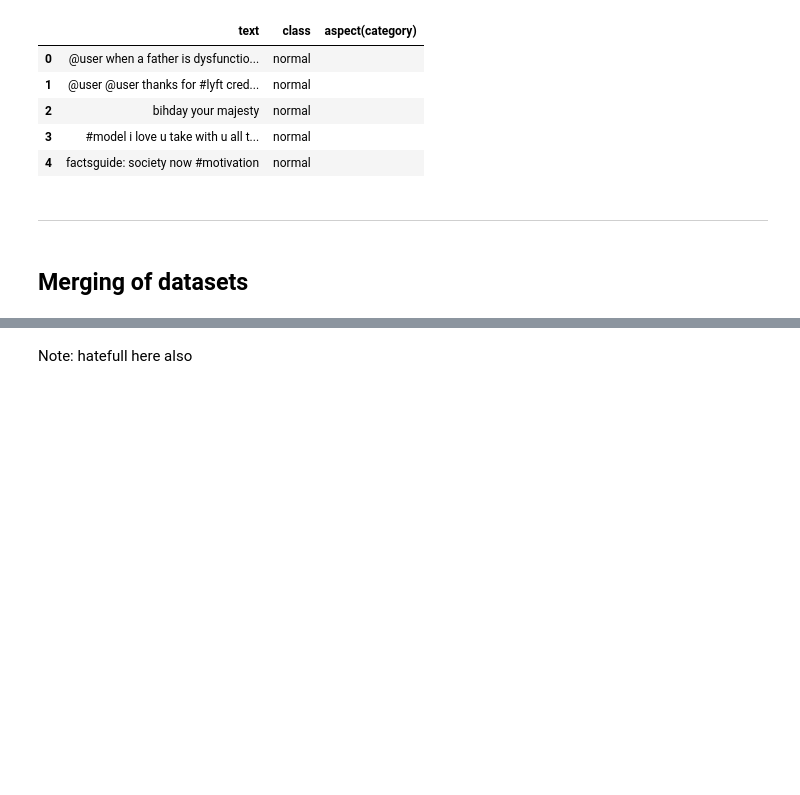
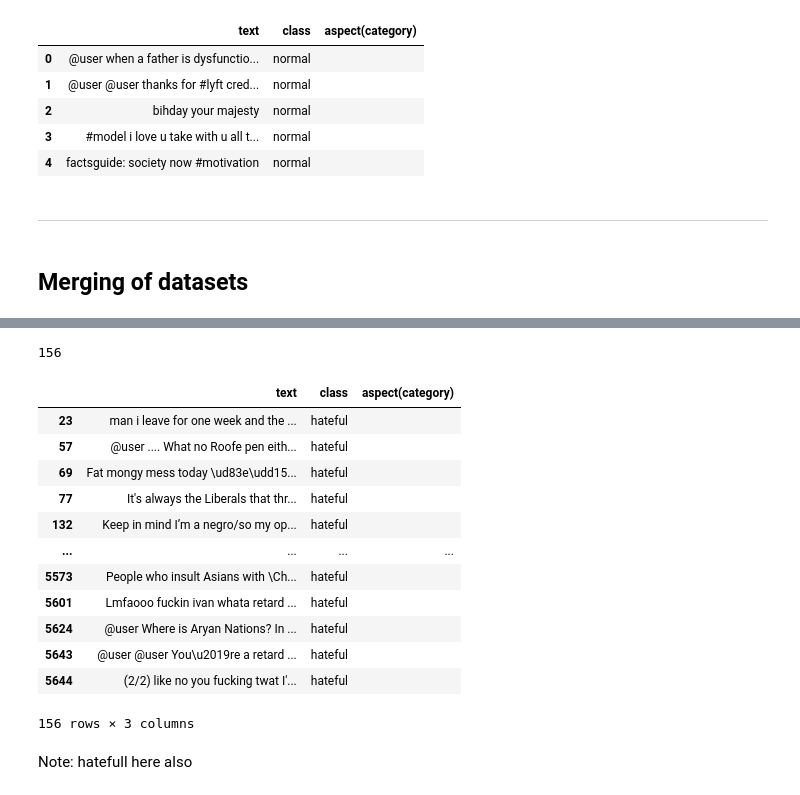
Before and after one commit to AbdulManaf12/Hate-Speech-Detection, a Jupyter notebook: Dataset Statistics/dataset_merging (multi dataset).ipynb, the cells around one changed output, grey strips where cells are left out. Drawn from its saved outputs; the diff is of its cells as text; code cells hidden in the pictures; blank space fills up the shorter version.

```diff
--- a/Dataset Statistics/dataset_merging (multi dataset).ipynb
+++ b/Dataset Statistics/dataset_merging (multi dataset).ipynb
@@ -246,4 +245,24 @@ hateful    50357
 Name: count, dtype: int64
+# %%
+len(df[(df['class'] == 'hateful') & (df['aspect(category)'] == ' ')])
+# %% [output]
+156
+# %%
+df[(df['class'] == 'hateful') & (df['aspect(category)'] == ' ')]
+# %% [output]
+|  | text | class | aspect(category) |
+| 23 | man i leave for one week and the ... | hateful |  |
+| 57 | @user .... What no Roofe pen eith... | hateful |  |
+| 69 | Fat mongy mess today \ud83e\udd15... | hateful |  |
+| 77 | It's always the Liberals that thr... | hateful |  |
+| 132 | Keep in mind I’m a negro/so my op... | hateful |  |
+| ... | ... | ... | ... |
+| 5573 | People who insult Asians with \Ch... | hateful |  |
+| 5601 | Lmfaooo fuckin ivan whata retard ... | hateful |  |
+| 5624 | @user Where is Aryan Nations? In ... | hateful |  |
+| 5643 | @user @user You\u2019re a retard ... | hateful |  |
+| 5644 | (2/2) like no you fucking twat I'... | hateful |  |
+156 rows × 3 columns
 # %% [markdown]
 Note: hatefull here also
 # %%
```
Also changed, not shown: parts of 14 cells of this notebook, 1 other file.
